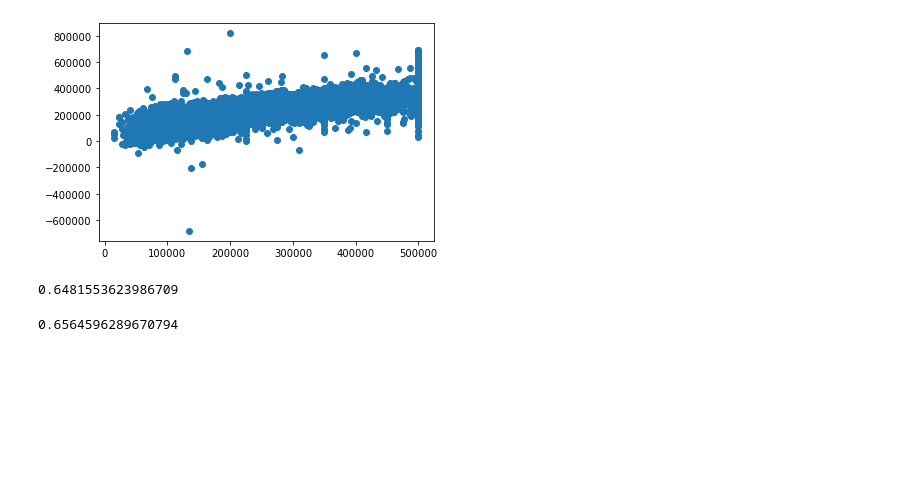
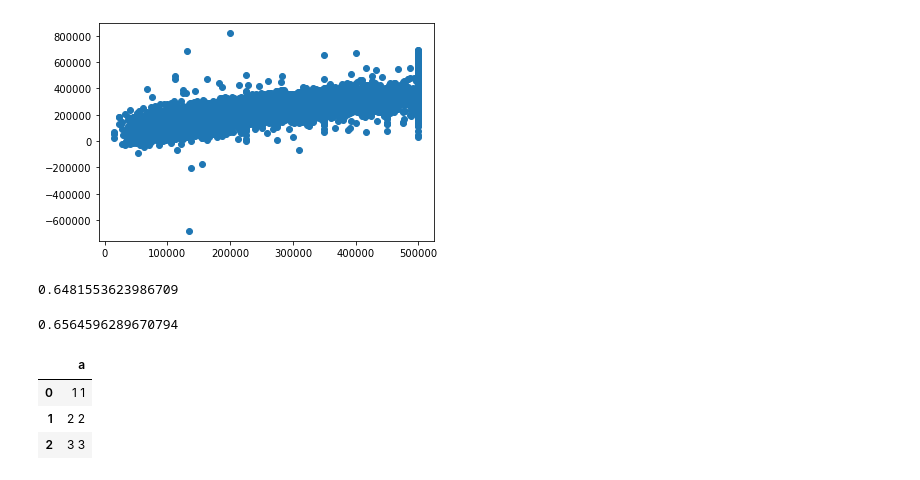
Before and after one commit to harshsanghvi41/Real-Estate-Price-Prediction, a Jupyter notebook: notebook/EDA.ipynb, the cells around one changed output. Drawn from its saved outputs; the diff is of its cells as text; code cells hidden in the pictures; blank space fills up the shorter version.

```diff
--- a/notebook/EDA.ipynb
+++ b/notebook/EDA.ipynb
@@ -473,3 +471,17 @@ y_test = np.array(test_df.median_house_value)
 r2_score(y_test,yhat_test)
 # %% [output]
 0.6564596289670794
+# %%
+import pandas as pd
+da={"a":[1,2,3]}
+# %%
+df=pd.DataFrame(da)
+# %%
+df=df.astype('str')
+# %%
+df+" "+df
+# %% [output]
+|  | a |
+| 0 | 1 1 |
+| 1 | 2 2 |
+| 2 | 3 3 |
```
Also changed, not shown: parts of 2 cells of this notebook, 38 other files.
